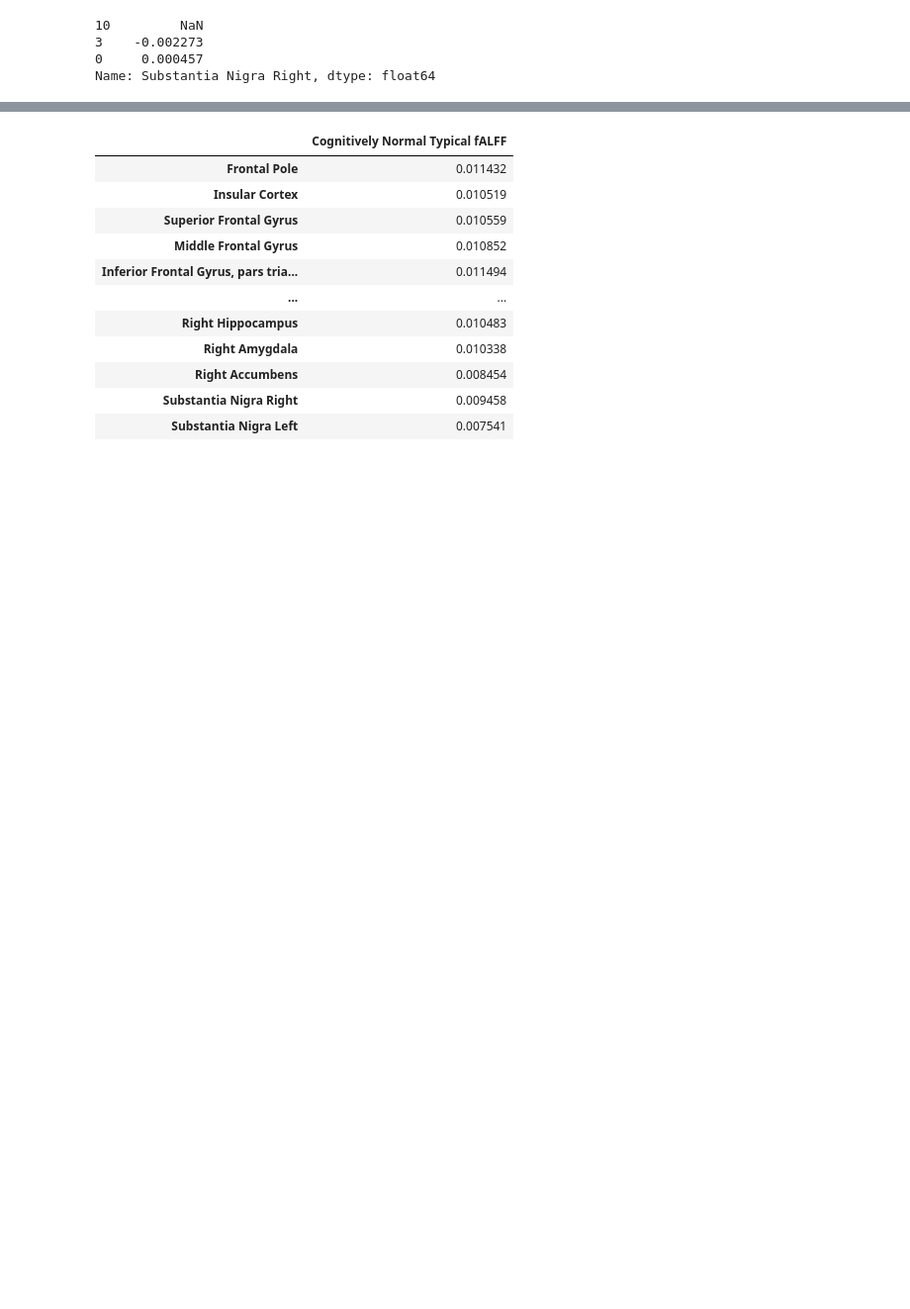
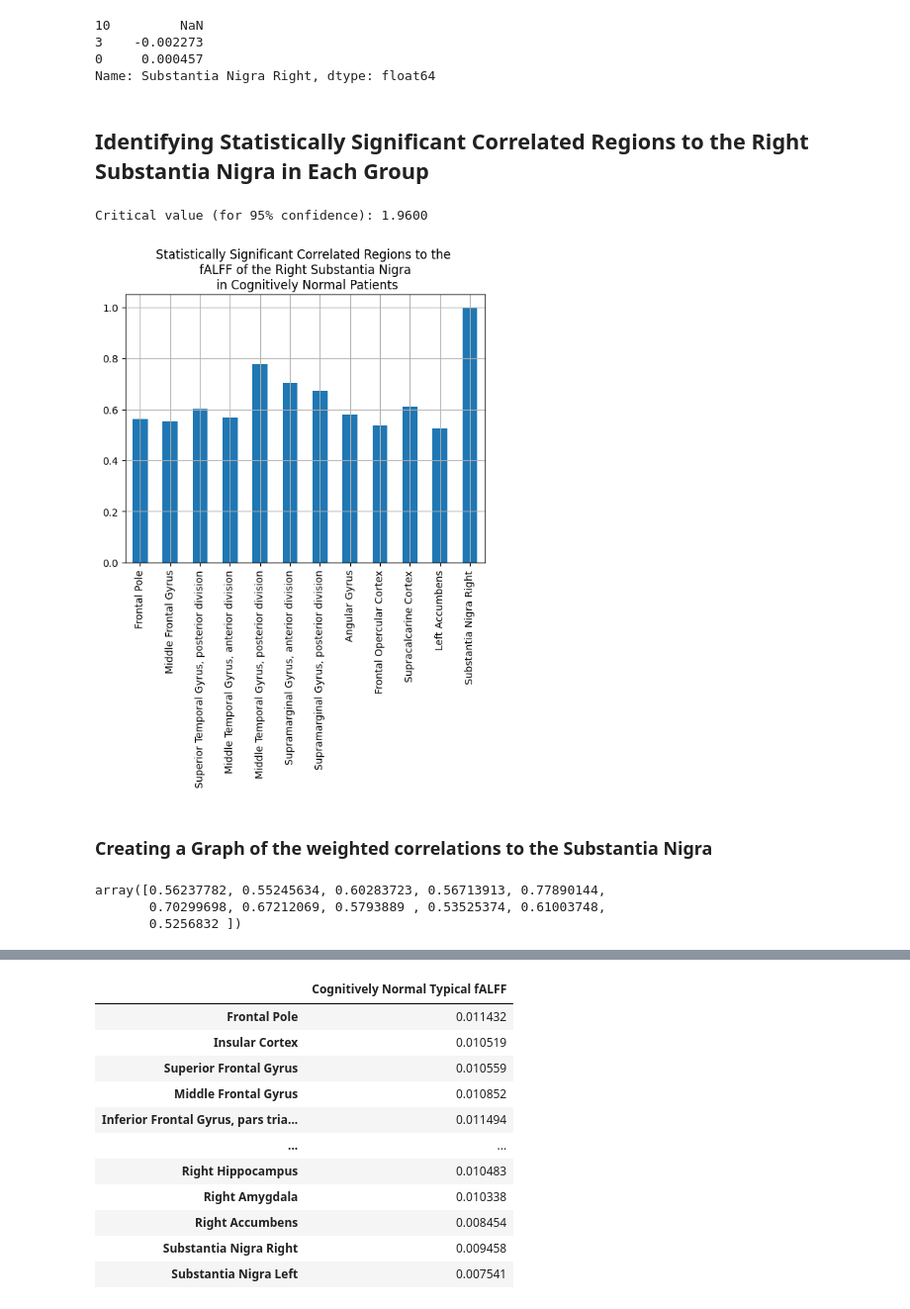
Before and after one commit to efwoods/Parkinsons_Disease_Study, a Jupyter notebook: notebooks/cluster_analysis.ipynb, the cells around one changed output, grey strips where cells are left out. Shown at 99% size. Cells and saved outputs as stored; diff of their text form; code cells hidden in the pictures; blank space fills up the shorter version.

Commit message:
created graphs of correlations to sn of patients in a common group

```diff
--- a/notebooks/cluster_analysis.ipynb
+++ b/notebooks/cluster_analysis.ipynb
@@ -1375,3 +1404,5 @@ falff_data["Substantia Nigra Right"][::-1].diff()
 3    -0.002273
 0     0.000457
 Name: Substantia Nigra Right, dtype: float64
+# %%
+cognitively_normal_df = fALFF_df_imputed_clustered[fALFF_df_imputed_clustered["cluster"] == 2].copy()
@@ -1377,0 +1417,37 @@ Name: Substantia Nigra Right, dtype: float64
+# %% [markdown]
+## Identifying Statistically Significant Correlated Regions to the Right Substantia Nigra in Each Group
+# %%
+cognitively_normal_df.shape
+std = np.std(cognitively_normal_df.corr()["Substantia Nigra Right"].values)
+diff = cognitively_normal_df.corr()["Substantia Nigra Right"] - 1
+z_score_l = diff / std
+
+# Significance level (usually 0.05 for 95% confidence)
+alpha = 0.05
+
+# Calculate the critical value for a two-tailed test (for 95% confidence)
+critical_value = norm.ppf(1 - alpha / 2)
+critical_value
+
+# Print the critical value
+print(f"Critical value (for 95% confidence): {critical_value:.4f}")
+stat_sig_l_cogn = []
+# Check if the Z-score is greater than the critical value
+for z_score in z_score_l:
+    if abs(z_score) > critical_value:
+        # print("The difference is statistically significant.")
+        stat_sig_l_cogn.append(1)
+    else:
+        # print("The difference is not statistically significant.")
+        stat_sig_l_cogn.append(0)
+region_list = cognitively_normal_df.columns.values
+stat_sig_l_cogn_df = pd.DataFrame(stat_sig_l_cogn, region_list, columns=["Cognitively Normal SN Corr"])
+statistically_significant_regions_cog_normal = stat_sig_l_cogn_df[stat_sig_l_cogn_df["Cognitively Normal SN Corr"] == 0].index.values
+cognitively_normal_df.corr()["Substantia Nigra Right"][statistically_significant_regions_cog_normal].plot(kind='bar')
+plt.title("Statistically Significant Correlated Regions to the \nfALFF of the Right Substantia Nigra\n in Cognitively Normal Patients")
+plt.grid(True)
+# %% [output]
+Critical value (for 95% confidence): 1.9600
+[figure, added]
+# %% [markdown]
+### Creating a Graph of the weighted correlations to the Substantia Nigra
@@ -1377,0 +1456,6 @@ Name: Substantia Nigra Right, dtype: float64
+# %%
+edge_correlations
+# %% [output]
+array([0.56237782, 0.55245634, 0.60283723, 0.56713913, 0.77890144,
+       0.70299698, 0.67212069, 0.5793889 , 0.53525374, 0.61003748,
+       0.5256832 ])
```
Also changed, not shown: parts of 33 cells of this notebook, 4 other files.
